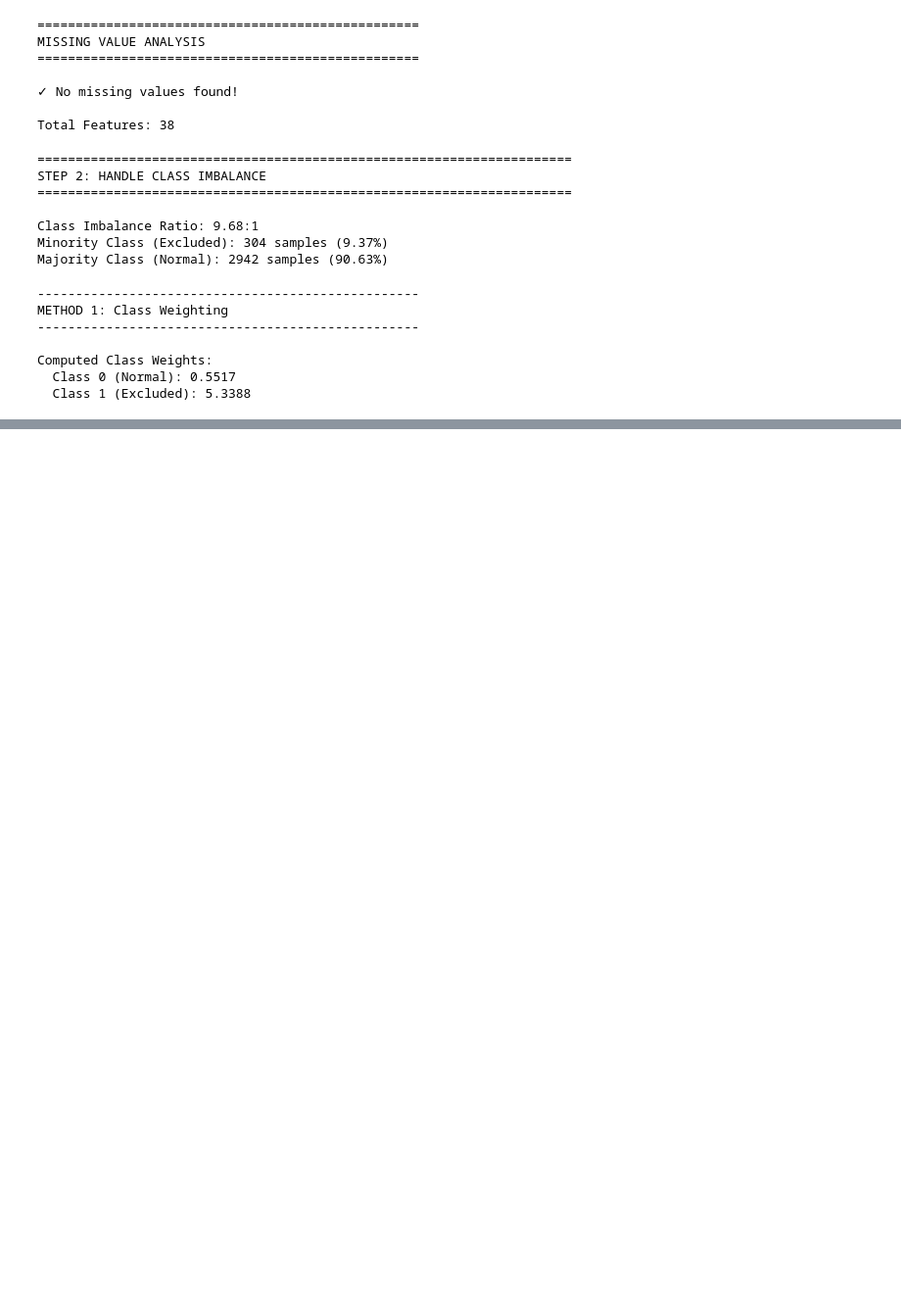
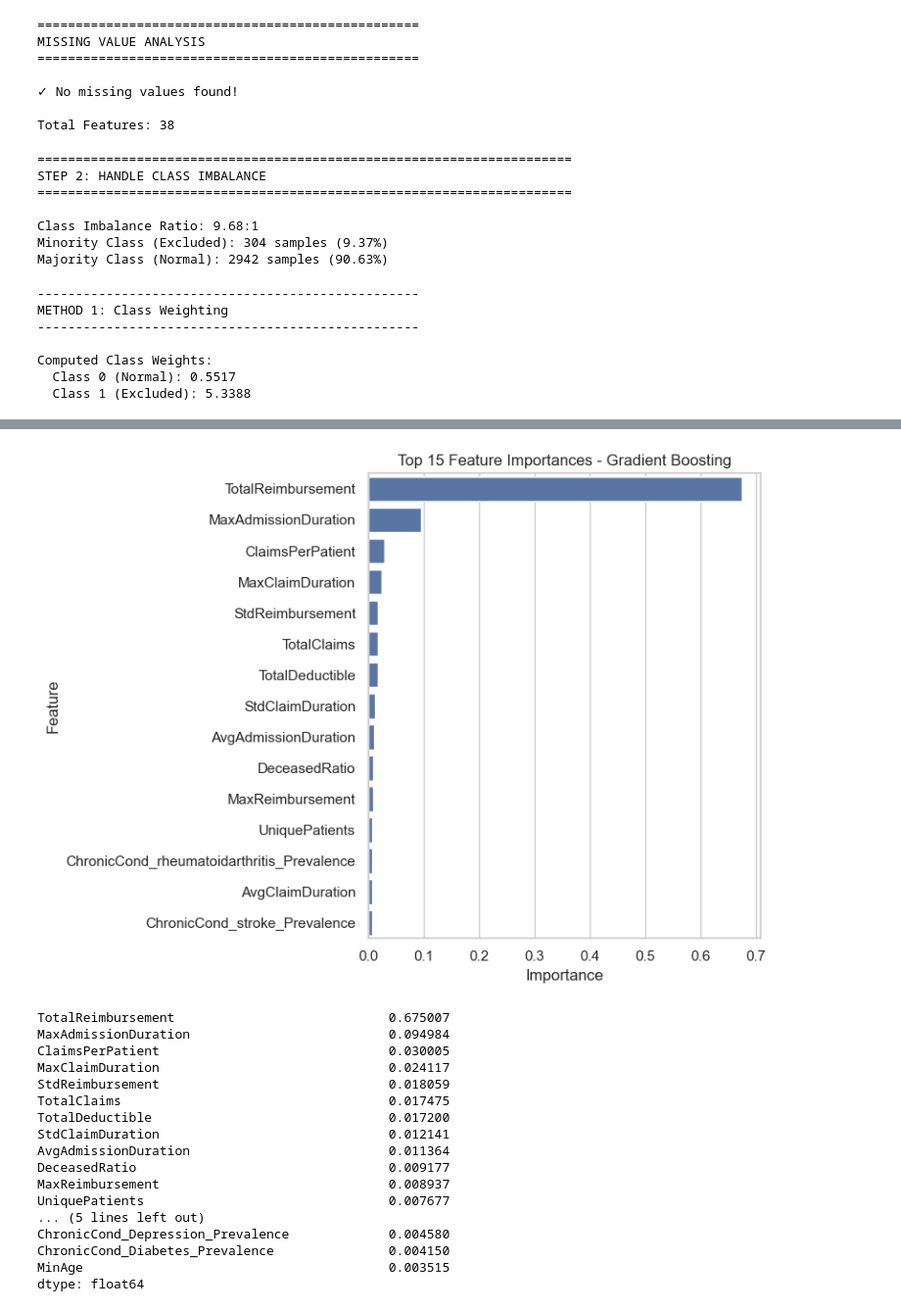
Before and after one commit to omarAhmed-11/fraud_detection_project, a Jupyter notebook: 02_modeling.ipynb, the cells around one changed output, grey strips where cells are left out. Shown at 98% size. Cells and saved outputs as stored; diff of their text form; code cells hidden in the pictures; blank space fills up the shorter version.

```diff
--- a/02_modeling.ipynb
+++ b/02_modeling.ipynb
@@ -282,0 +538,38 @@ Computed Class Weights:
+# %%
+# ==========================
+# FEATURE IMPORTANCE
+# ==========================
+
+importances = gb_clf.feature_importances_
+feature_names = X.columns
+
+feat_imp = pd.Series(importances, index=feature_names).sort_values(ascending=False)
+
+plt.figure(figsize=(8, 6))
+sns.barplot(x=feat_imp.head(15).values, y=feat_imp.head(15).index)
+plt.title("Top 15 Feature Importances - Gradient Boosting")
+plt.xlabel("Importance")
+plt.ylabel("Feature")
+plt.tight_layout()
+plt.show()
+
+feat_imp.head(20)
+# %% [output]
+[figure, added]
+TotalReimbursement                            0.675007
+MaxAdmissionDuration                          0.094984
+ClaimsPerPatient                              0.030005
+MaxClaimDuration                              0.024117
+StdReimbursement                              0.018059
+TotalClaims                                   0.017475
+TotalDeductible                               0.017200
+StdClaimDuration                              0.012141
+AvgAdmissionDuration                          0.011364
+DeceasedRatio                                 0.009177
+MaxReimbursement                              0.008937
+UniquePatients                                0.007677
+... (5 lines left out)
+ChronicCond_Depression_Prevalence             0.004580
+ChronicCond_Diabetes_Prevalence               0.004150
+MinAge                                        0.003515
+dtype: float64
```
Also changed, not shown: parts of 11 cells of this notebook, 1 other file.
